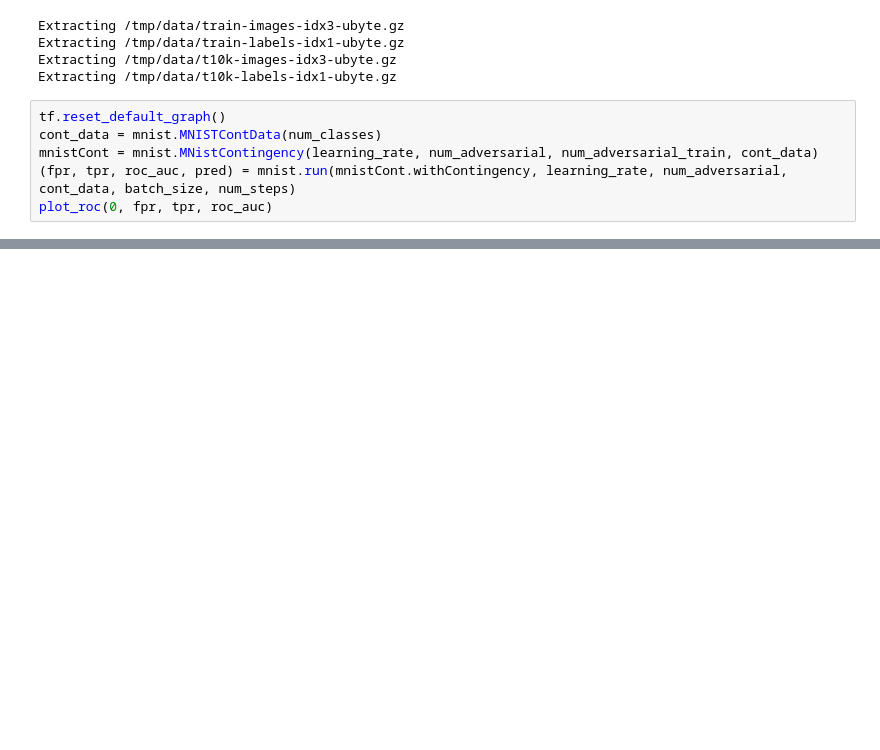
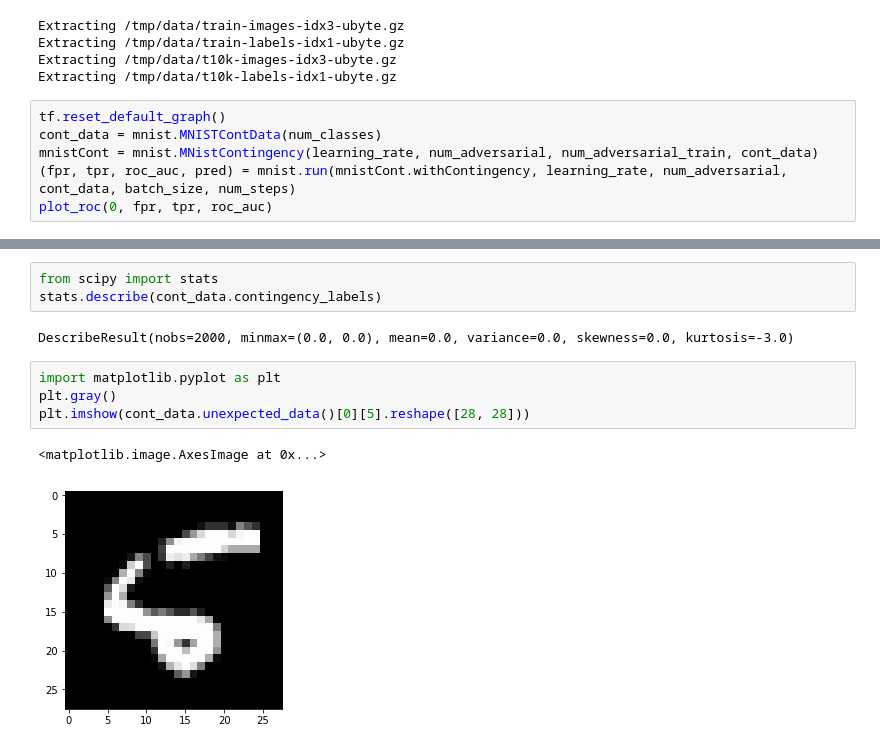
Before and after one commit to LeanderK/Contingency, a Jupyter notebook: Playground.ipynb, the cells around one changed output, grey strips where cells are left out. Drawn from its saved outputs; the diff is of its cells as text; blank space fills up the shorter version.

Commit message:
fixed some bugs, added test with random images to the evaluation

```diff
--- a/Playground.ipynb
+++ b/Playground.ipynb
@@ -66,0 +72,12 @@ Training Accuracy in iteration  150 : 1.0
+# %%
+from scipy import stats
+stats.describe(cont_data.contingency_labels)
+# %% [output]
+DescribeResult(nobs=2000, minmax=(0.0, 0.0), mean=0.0, variance=0.0, skewness=0.0, kurtosis=-3.0)
+# %%
+import matplotlib.pyplot as plt
+plt.gray()
+plt.imshow(cont_data.unexpected_data()[0][5].reshape([28, 28]))
+# %% [output]
+<matplotlib.image.AxesImage at 0x...>
+[figure, added]
```
Also changed, not shown: parts of 2 cells of this notebook, 3 other files.
